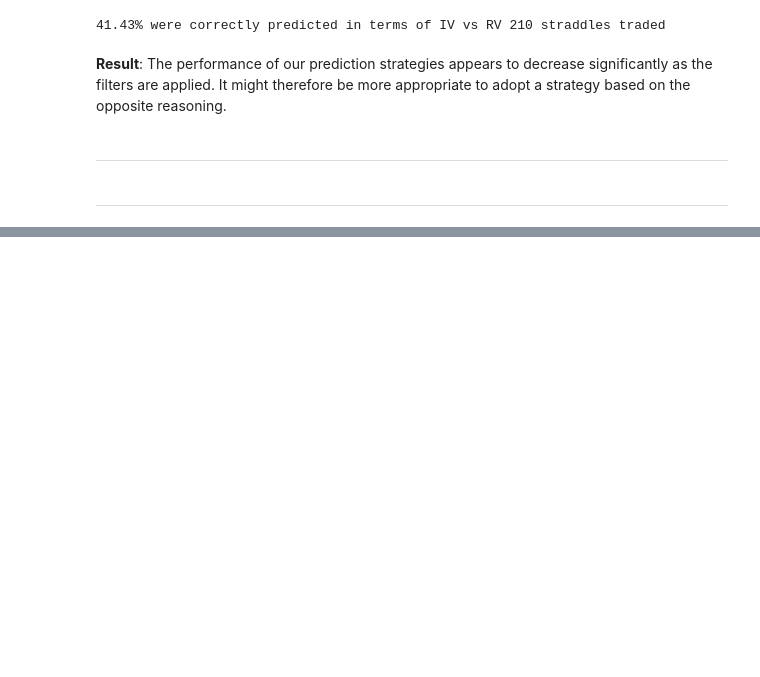
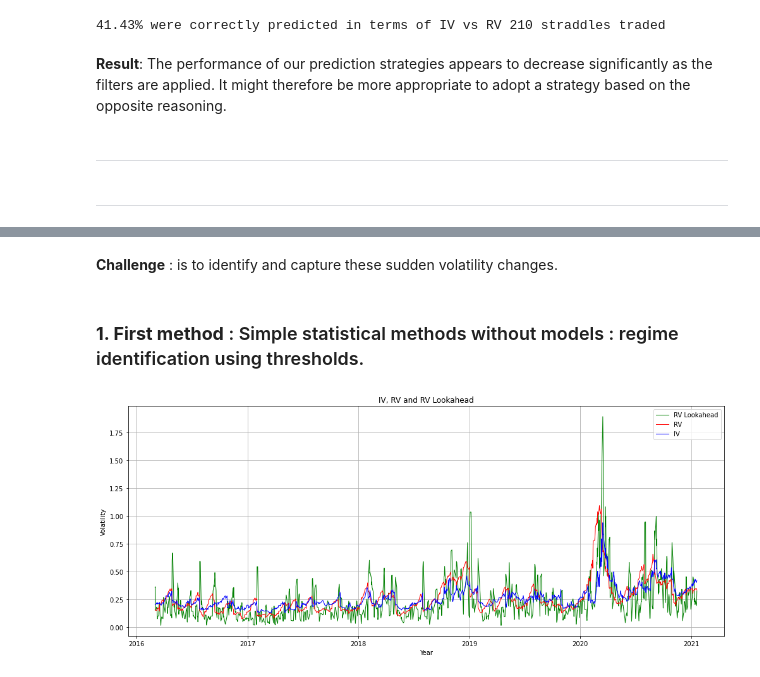
Before and after one commit to jasonTor/Alpha_Volatility_Strategy, a Jupyter notebook: exploratory_analysis.ipynb, the cells around one changed output, grey strips where cells are left out. Cells and saved outputs as stored; diff of their text form; code cells hidden in the pictures; blank space fills up the shorter version.

```diff
--- a/exploratory_analysis.ipynb
+++ b/exploratory_analysis.ipynb
@@ -799,0 +852,45 @@ print(f"{percent:.2f}% were correctly predicted in terms of IV vs RV {len(condit
+# %% [markdown]
+**Challenge** : is to identify and capture these sudden volatility changes.
+# %% [markdown]
+### **1. First method** : Simple statistical methods without models : regime identification using thresholds.
+# %%
+df_filtered = df_train[['Date','Price']].drop_duplicates().copy()
+df_filtered = df_filtered[df_filtered['Date'] > " 2016-03-01"]
+# %%
+rolling_window = 3
+rv_lookahead = []
+rv = []
+iv = []
+
+for _,row in df_filtered.iterrows():
+    id_date = df_price['Date'].tolist().index(row['Date'])
+    list_pric = df_price['Price'].iloc[id_date-rolling_window:id_date+1]
+
+    iv.append(np.mean(df_train[df_train['Date'] == row['Date']]['IV']))
+    rv.append(np.mean(df_train[df_train['Date'] == row['Date']]['vol_real']))
+
+    logr = np.diff(np.log(list_pric))
+    vol = np.sqrt(np.mean(logr ** 2) * 252)
+    rv_lookahead.append(vol)
+# %%
+dates = pd.to_datetime(df_filtered['Date'])
+
+plt.figure(figsize=(14,6))
+
+plt.plot(dates, rv_lookahead, label='RV Lookahead', color='green', linewidth=1)
+plt.plot(dates, rv, label='RV', color='red', linewidth=1)
+plt.plot(dates, iv, label='IV', color='blue', linewidth=1)
+plt.xlabel('Year')
+plt.ylabel('Volatility')
+plt.title('IV, RV and RV Lookahead')
+plt.legend()
+plt.grid(True)
+
+ax = plt.gca()
+ax.xaxis.set_major_locator(mdates.YearLocator())
+ax.xaxis.set_major_formatter(mdates.DateFormatter('%Y'))
+
+plt.tight_layout()
+plt.show()
+# %% [output]
+[figure, added]
```
Also changed, not shown: parts of 22 cells of this notebook, 2 other files.
